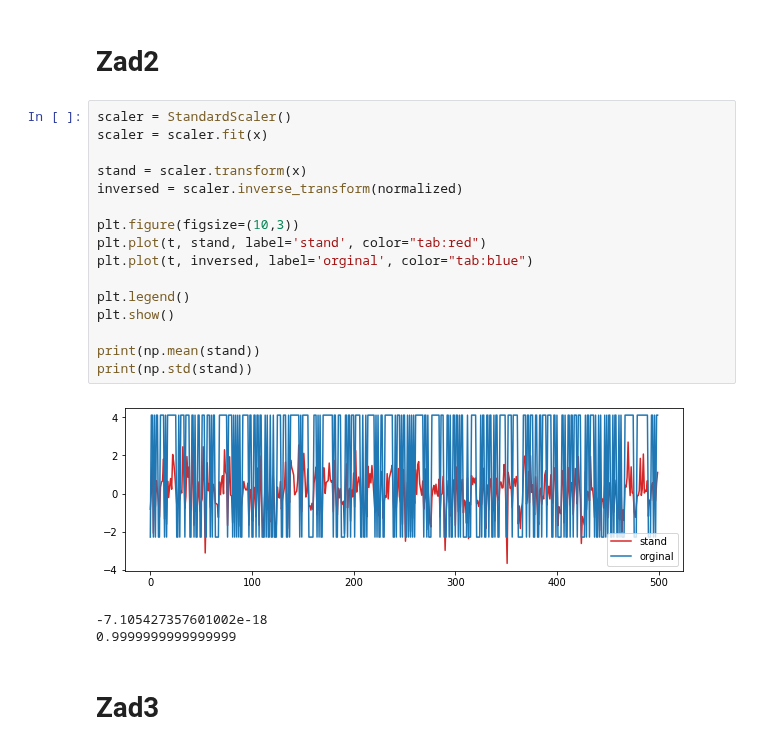
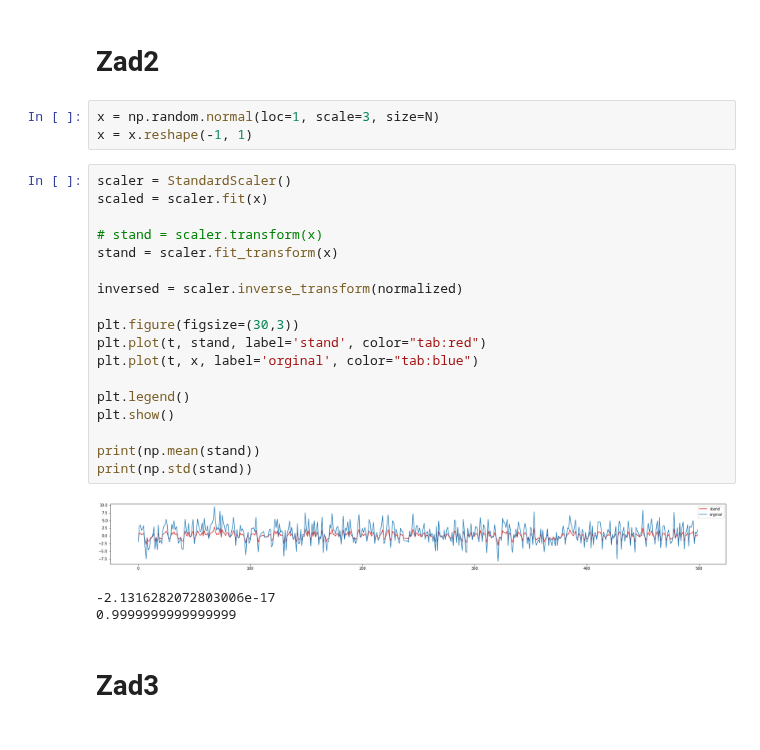
Before and after one commit to 11jolek11/BigData, a Jupyter notebook: List3.ipynb, the cells around one changed output. Saved outputs shown, nothing was run; the diff lists cells and outputs as text.

```diff
--- a/List3.ipynb
+++ b/List3.ipynb
@@ -51,24 +41,29 @@ plt.show()
 # %% [markdown]
 # Zad2
+# %%
+x = np.random.normal(loc=1, scale=3, size=N)
+x = x.reshape(-1, 1)
 # %%
 scaler = StandardScaler()
-scaler = scaler.fit(x)
+scaled = scaler.fit(x)
 
-stand = scaler.transform(x)
+# stand = scaler.transform(x)
+stand = scaler.fit_transform(x)
+
 inversed = scaler.inverse_transform(normalized)
 
-plt.figure(figsize=(10,3))
+plt.figure(figsize=(30,3))
 plt.plot(t, stand, label='stand', color="tab:red")
-plt.plot(t, inversed, label='orginal', color="tab:blue")
+plt.plot(t, x, label='orginal', color="tab:blue")
 
 plt.legend()
 plt.show()
 
 print(np.mean(stand))
 print(np.std(stand))
 # %% [output]
-[figure, old version]
+[figure, new version]
--7.105427357601002e-18
+-2.1316282072803006e-17
 0.9999999999999999
 # %% [markdown]
 # Zad3
```
Also changed, not shown: parts of 3 cells of this notebook.
